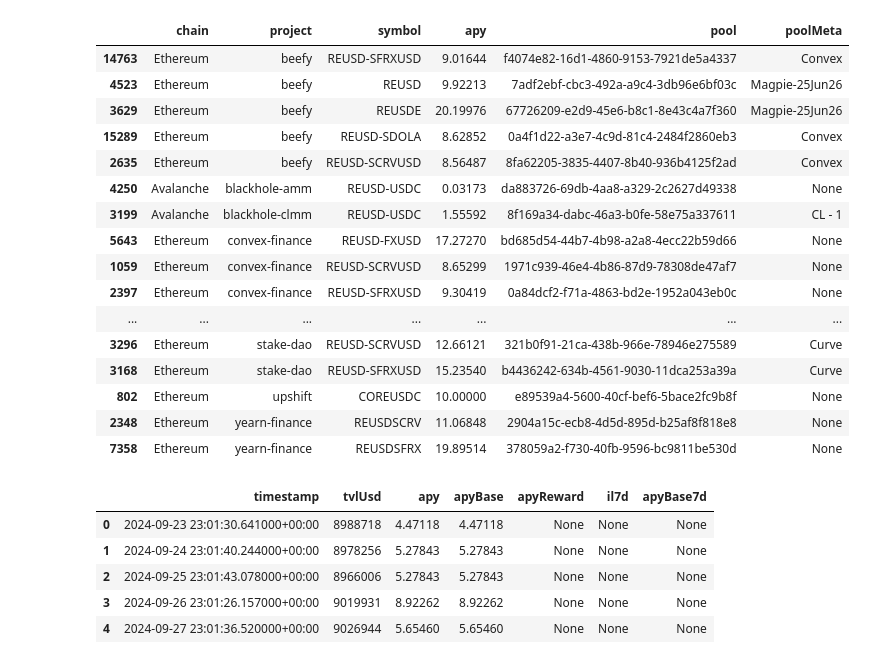
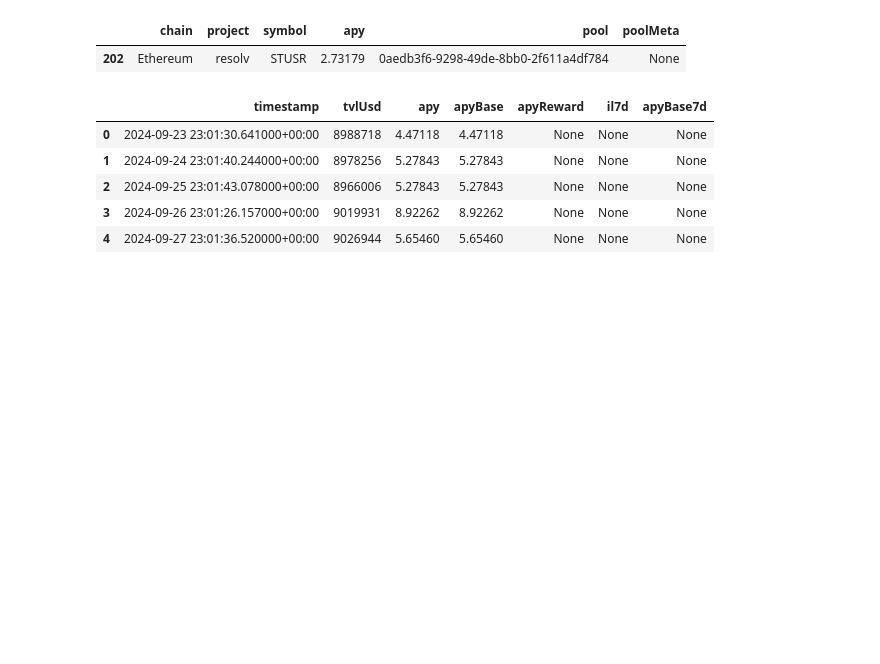
Before and after one commit to egortrussov/lending_protocols_researh, a Jupyter notebook: dataset_collection/token_yield.ipynb, the cells around one changed output. Drawn from its saved outputs; the diff is of its cells as text; code cells hidden in the pictures; blank space fills up the shorter version.

```diff
--- a/dataset_collection/token_yield.ipynb
+++ b/dataset_collection/token_yield.ipynb
@@ -2,6 +2,8 @@
 import requests
 import pandas as pd
 pd.set_option('display.max_columns', 500)
+pd.set_option('display.max_rows', 500)
+
 
 # 1. Fetch the JSON data
 url = "https://yields.llama.fi/pools"
@@ -20,36 +22,21 @@ Successfully fetched data for 19258 pools.
 # %%
 pools_data[0]
 df['symbol'].value_counts()
-df[df["symbol"].str.lower().str.contains("reusd")][[
+df[df["symbol"].str.lower().str.contains("sdeusd") & (df["chain"] == "Ethereum")  & (df["apy"] > 0) |( df["pool"] == "0aedb3f6-9298-49de-8bb0-2f611a4df784")][[
     "chain",
     "project",
     "symbol",
     "apy",
     "pool",
     "poolMeta",
 ]].sort_values("project")
 # df[df["project"].str.lower().str.contains("midas")]
 
 # df[df["underlyingTokens"].str.contains("0x7CF9DEC92ca9FD46f8d86e7798B72624Bc116C05")]
 # df["underlyingTokens"].astype(str)
 # %% [output]
 |  | chain | project | symbol | apy | pool | poolMeta |
-| 14763 | Ethereum | beefy | REUSD-SFRXUSD | 9.01644 | f4074e82-16d1-4860-9153-7921de5a4337 | Convex |
-| 4523 | Ethereum | beefy | REUSD | 9.92213 | 7adf2ebf-cbc3-492a-a9c4-3db96e6bf03c | Magpie-25Jun26 |
-| 3629 | Ethereum | beefy | REUSDE | 20.19976 | 67726209-e2d9-45e6-b8c1-8e43c4a7f360 | Magpie-25Jun26 |
-| 15289 | Ethereum | beefy | REUSD-SDOLA | 8.62852 | 0a4f1d22-a3e7-4c9d-81c4-2484f2860eb3 | Convex |
-| 2635 | Ethereum | beefy | REUSD-SCRVUSD | 8.56487 | 8fa62205-3835-4407-8b40-936b4125f2ad | Convex |
-| 4250 | Avalanche | blackhole-amm | REUSD-USDC | 0.03173 | da883726-69db-4aa8-a329-2c2627d49338 | None |
-| 3199 | Avalanche | blackhole-clmm | REUSD-USDC | 1.55592 | 8f169a34-dabc-46a3-b0fe-58e75a337611 | CL - 1 |
-| 5643 | Ethereum | convex-finance | REUSD-FXUSD | 17.27270 | bd685d54-44b7-4b98-a2a8-4ecc22b59d66 | None |
-| 1059 | Ethereum | convex-finance | REUSD-SCRVUSD | 8.65299 | 1971c939-46e4-4b86-87d9-78308de47af7 | None |
-| 2397 | Ethereum | convex-finance | REUSD-SFRXUSD | 9.30419 | 0a84dcf2-f71a-4863-bd2e-1952a043eb0c | None |
-| ... | ... | ... | ... | ... | ... | ... |
-| 3296 | Ethereum | stake-dao | REUSD-SCRVUSD | 12.66121 | 321b0f91-21ca-438b-966e-78946e275589 | Curve |
-| 3168 | Ethereum | stake-dao | REUSD-SFRXUSD | 15.23540 | b4436242-634b-4561-9030-11dca253a39a | Curve |
-| 802 | Ethereum | upshift | COREUSDC | 10.00000 | e89539a4-5600-40cf-bef6-5bace2fc9b8f | None |
-| 2348 | Ethereum | yearn-finance | REUSDSCRV | 11.06848 | 2904a15c-ecb8-4d5d-895d-b25af8f818e8 | None |
-| 7358 | Ethereum | yearn-finance | REUSDSFRX | 19.89514 | 378059a2-f730-40fb-9596-bc9811be530d | None |
+| 202 | Ethereum | resolv | STUSR | 2.73179 | 0aedb3f6-9298-49de-8bb0-2f611a4df784 | None |
 # %%
 url = "https://yields.llama.fi/chart/0aedb3f6-9298-49de-8bb0-2f611a4df784"
 # url = "https://yields.llama.fi/chart/2ad8497d-c855-4840-85ad-cdc536b92ced"
```
Also changed, not shown: parts of 2 cells of this notebook, 20 other files.
